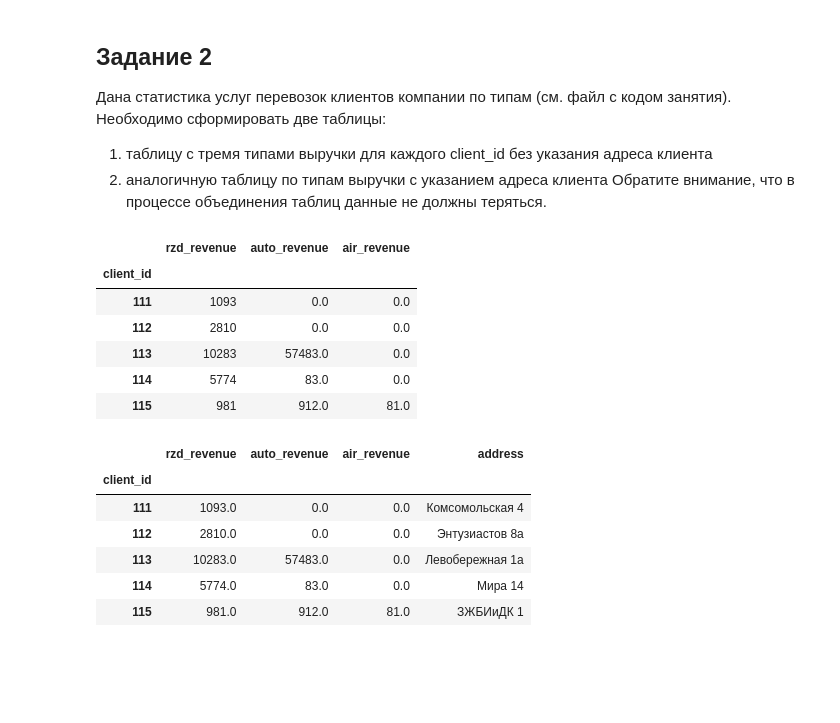
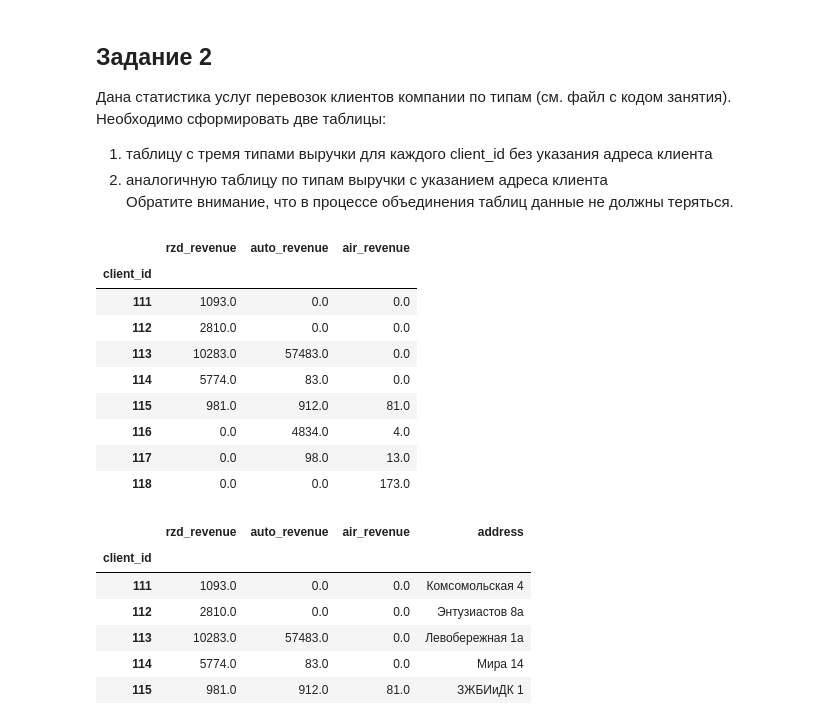
Before and after one commit to pythonwillow/pyda, a Jupyter notebook: Python_8_pandas.ipynb, the cells around one changed output. Cells and saved outputs as stored; diff of their text form; code cells hidden in the pictures; blank space fills up the shorter version.

```diff
--- a/Python_8_pandas.ipynb
+++ b/Python_8_pandas.ipynb
@@ -549,18 +549,21 @@ int(lifetime['average'].mean().round())
 # %%
 # all_perevozkis: pd.DataFrame = pd.concat([rzd.set_index('client_id'), auto.set_index('client_id'), air.set_index('client_id')],
                            # ignore_index=False, sort=False)
-all_perevozkis: pd.DataFrame = rzd.set_index('client_id').join(auto.set_index('client_id'))\
-    .join(air.set_index('client_id'))
+all_perevozkis: pd.DataFrame = rzd.set_index('client_id').join(auto.set_index('client_id'), how='outer')\
+    .join(air.set_index('client_id'), how='outer')
 all_perevozkis.fillna(0, inplace=True)
-all_perevozkis.head(15)
+all_perevozkis.head(8)
 # %% [output]
 |  | rzd_revenue | auto_revenue | air_revenue |
 | client_id |  |  |  |
-| 111 | 1093 | 0.0 | 0.0 |
-| 112 | 2810 | 0.0 | 0.0 |
-| 113 | 10283 | 57483.0 | 0.0 |
-| 114 | 5774 | 83.0 | 0.0 |
-| 115 | 981 | 912.0 | 81.0 |
+| 111 | 1093.0 | 0.0 | 0.0 |
+| 112 | 2810.0 | 0.0 | 0.0 |
+| 113 | 10283.0 | 57483.0 | 0.0 |
+| 114 | 5774.0 | 83.0 | 0.0 |
+| 115 | 981.0 | 912.0 | 81.0 |
+| 116 | 0.0 | 4834.0 | 4.0 |
+| 117 | 0.0 | 98.0 | 13.0 |
+| 118 | 0.0 | 0.0 | 173.0 |
 # %%
 all_addresses: pd.DataFrame = all_perevozkis.join(client_base.set_index('client_id'), how='right')
 
```
